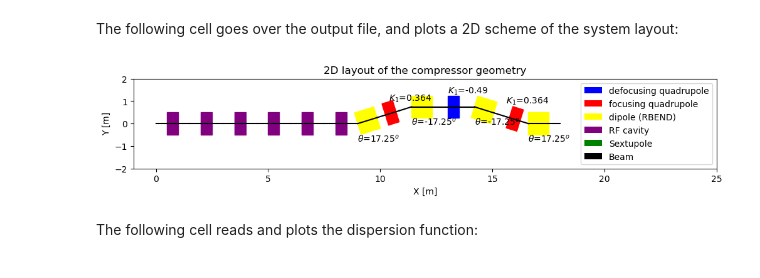
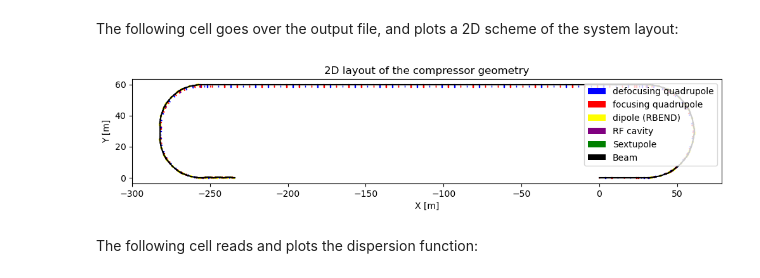
Before and after one commit to sebastiankalos/JAI_project, a Jupyter notebook: bunch_compressor.ipynb, the cells around one changed output. Saved outputs shown, nothing was run; the diff lists cells and outputs as text; code cells hidden in the pictures.

```diff
--- a/bunch_compressor.ipynb
+++ b/bunch_compressor.ipynb
@@ -11,7 +11,7 @@ the following cell reads a MADX output file, and stores the information (start t
 # %%
 #open output file and read line by line, store each line as a string in a list
 #filename = "madx_scripts/BC.out"
-filename="madx_scripts/positron_transfer_line/BC.out"
+filename="madx_scripts/positron_transfer_line/PTL.out"
 copy_lines=[]
 with open(filename) as f: #open and read the file
     lines = f.readlines() #read all lines
@@ -65,39 +65,39 @@ for type_,s_,L_,K1L_,angle_ in zip(type,s,L,K1L,angle): #for each element, plot
             ax.add_patch(Rectangle((x, y-elem_width/2), L_, elem_width,angle=180*angle_tot/np.pi,color='blue'))
         else: #if focusing
             ax.add_patch(Rectangle((x, y-elem_width/2), L_, elem_width,angle=180*angle_tot/np.pi,color='red'))
-        plt.text(x,y+0.6*elem_width,s=r"$K_1$="+str(round(K1L_/L_,3)))
+        #plt.text(x,y+0.6*elem_width,s=r"$K_1$="+str(round(K1L_/L_,3)))
     elif 'RFCAVITY' in type_:
         ax.add_patch(Rectangle((x, y-elem_width/2), L_, elem_width,angle=180*angle_tot/np.pi,color='purple'))
     elif 'RBEND' in type_:
        ax.add_patch(Rectangle((x, y), L_, elem_width/2,angle=180*(angle_tot+angle_)/np.pi,color='yellow')) #left dipole patch
        ax.add_patch(Rectangle((x, y), L_, -elem_width/2,angle=180*(angle_tot+angle_)/np.pi,color='yellow')) #right dipole patch
-       plt.text(x,y-0.8*elem_width,s=r"$\theta$="+str(round(angle_*180/np.pi,2))+r"$^o$")
+       #plt.text(x,y-0.8*elem_width,s=r"$\theta$="+str(round(angle_*180/np.pi,2))+r"$^o$")
     elif 'SEXTUPOLE' in type_:
         ax.add_patch(Rectangle((x, y-elem_width/2), L_, elem_width,angle=180*angle_tot/np.pi,color='green'))
     #elif 'DRIFT' in type_:
     #    ax.add_patch(Rectangle((x, y-elem_width/2), L_, elem_width,angle=180*angle_tot/np.pi,color='black'))
     x_global+=L_*np.cos((angle_tot+angle_))#update global (starting) position for the next element
     y_global+=L_*np.sin((angle_tot+angle_))
     plt.plot([x,x_global],[y,y_global],color='black') #draw a line for the beam
     angle_tot += angle_ #update cumulative angle (in radians)
 
-plt.xlim(-1,25)
-plt.ylim(-2,2)
+#plt.xlim(-1,30)
+#plt.ylim(-2,2)
 plt.xlabel('X [m]')
 plt.ylabel('Y [m]')
 ax = plt.gca() #handle needed to fix aspect ratio of the plot (to preserve angles!)
 ax.set_aspect(1) #fix aspect ratio
 
 hndl = [Patch(facecolor='blue', label='defocusing quadrupole'),#make a legend corresponding to the color patches signifying lattice elements
         Patch(facecolor='red', label='focusing quadrupole'),
         Patch(facecolor='yellow', label='dipole (RBEND)'),
         Patch(facecolor='purple', label='RF cavity'),
         Patch(facecolor='green', label='Sextupole'),
         Patch(facecolor='black', label='Beam')]
 ax.legend(handles=hndl,loc='upper right')
 plt.title('2D layout of the compressor geometry')
 plt.savefig('jupyter_plots/Transfer_lattice.jpg', bbox_inches='tight')
 # %% [output]
-[figure, old version]
+[figure, new version]
 # %% [markdown]
 The following cell reads and plots the dispersion function:
```
Also changed, not shown: parts of 7 cells of this notebook, 10 other files.
